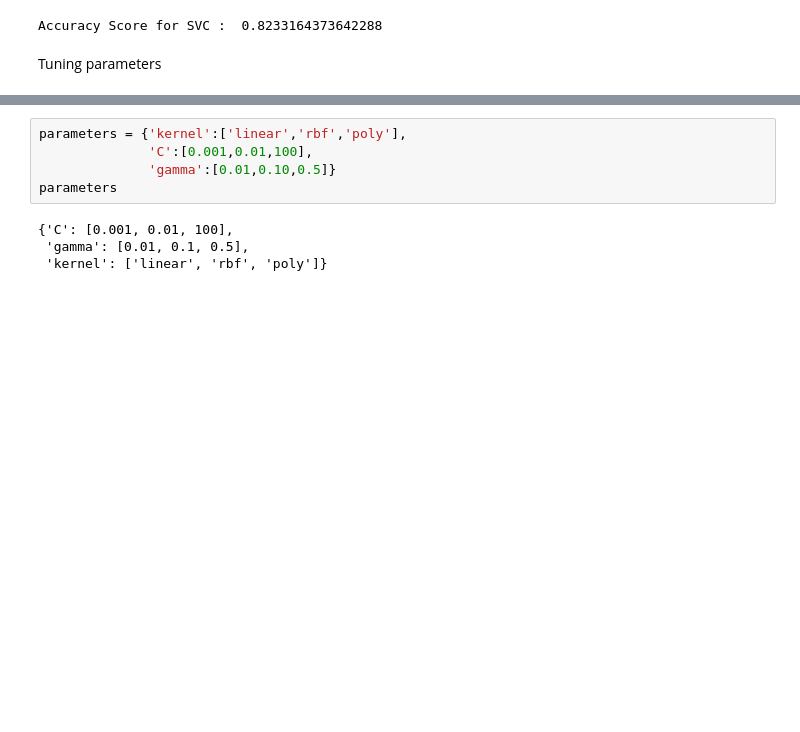
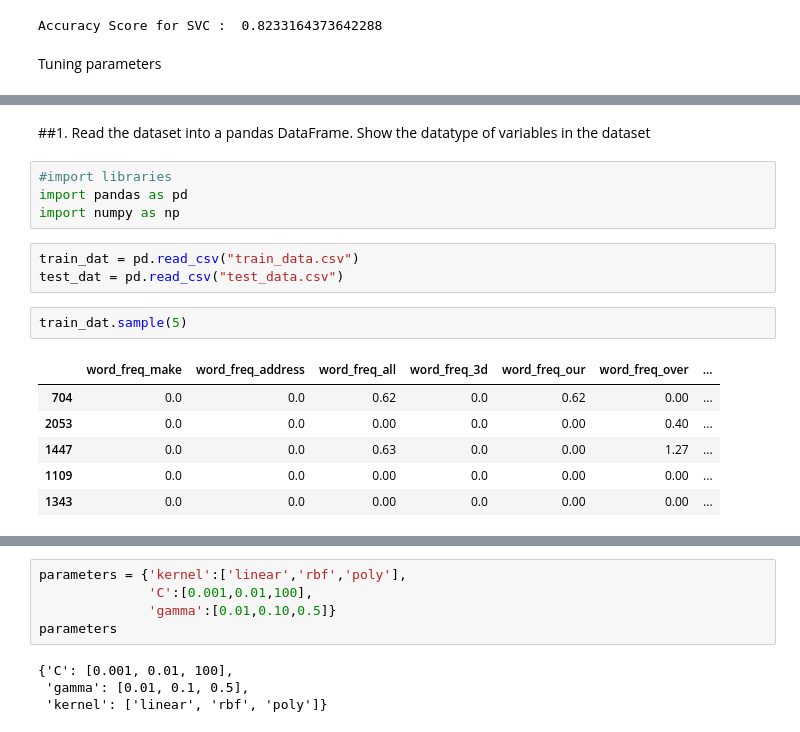
Before and after one commit to VineelaBandi/spam-email-detection, a Jupyter notebook: HW11.ipynb, the cells around one changed output, grey strips where cells are left out. Drawn from its saved outputs; the diff is of its cells as text; blank space fills up the shorter version.

```diff
--- a/HW11.ipynb
+++ b/HW11.ipynb
@@ -116,0 +121,18 @@ Tuning parameters
+# %% [markdown]
+##1. Read the dataset into a pandas DataFrame. Show the datatype of variables in the dataset
+# %%
+#import libraries
+import pandas as pd
+import numpy as np
+# %%
+train_dat = pd.read_csv("train_data.csv")
+test_dat = pd.read_csv("test_data.csv")
+# %%
+train_dat.sample(5)
+# %% [output]
+|  | word_freq_make | word_freq_address | word_freq_all | word_freq_3d | word_freq_our | word_freq_over | ... |
+| 704 | 0.0 | 0.0 | 0.62 | 0.0 | 0.62 | 0.00 | ... |
+| 2053 | 0.0 | 0.0 | 0.00 | 0.0 | 0.00 | 0.40 | ... |
+| 1447 | 0.0 | 0.0 | 0.63 | 0.0 | 0.00 | 1.27 | ... |
+| 1109 | 0.0 | 0.0 | 0.00 | 0.0 | 0.00 | 0.00 | ... |
+| 1343 | 0.0 | 0.0 | 0.00 | 0.0 | 0.00 | 0.00 | ... |
```
Also changed, not shown: parts of 28 cells of this notebook.
